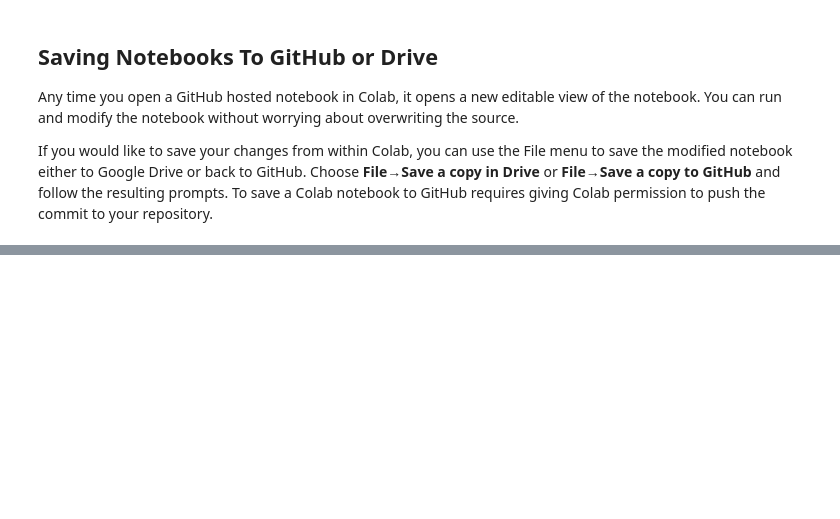
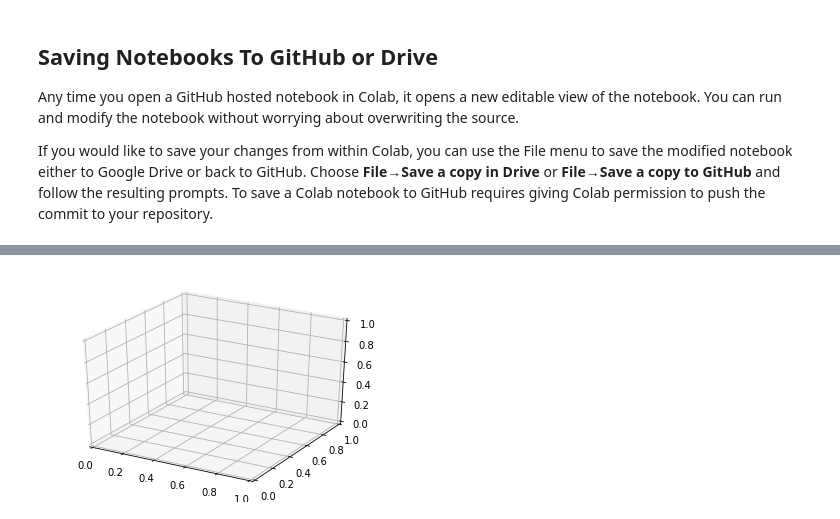
Before and after one commit to SnowTrash/pyHikethroug, a Jupyter notebook: Clase0.ipynb, the cells around one changed output, grey strips where cells are left out. Cells and saved outputs as stored; diff of their text form; code cells hidden in the pictures; blank space fills up the shorter version.

````diff
--- a/Clase0.ipynb
+++ b/Clase0.ipynb
@@ -63,3 +65,12 @@ The HTML equivalent is:
 ```
 
 Remember to replace the notebook URL in this template with the notebook you want to link to.
+# %%
+import numpy as np
+import matplotlib.pyplot as plt
+
+
+fig = plt.figure()
+ax = plt.axes(projection ='3d')
+# %% [output]
+[figure, added]
````
Also changed, not shown: parts of 2 cells of this notebook.
